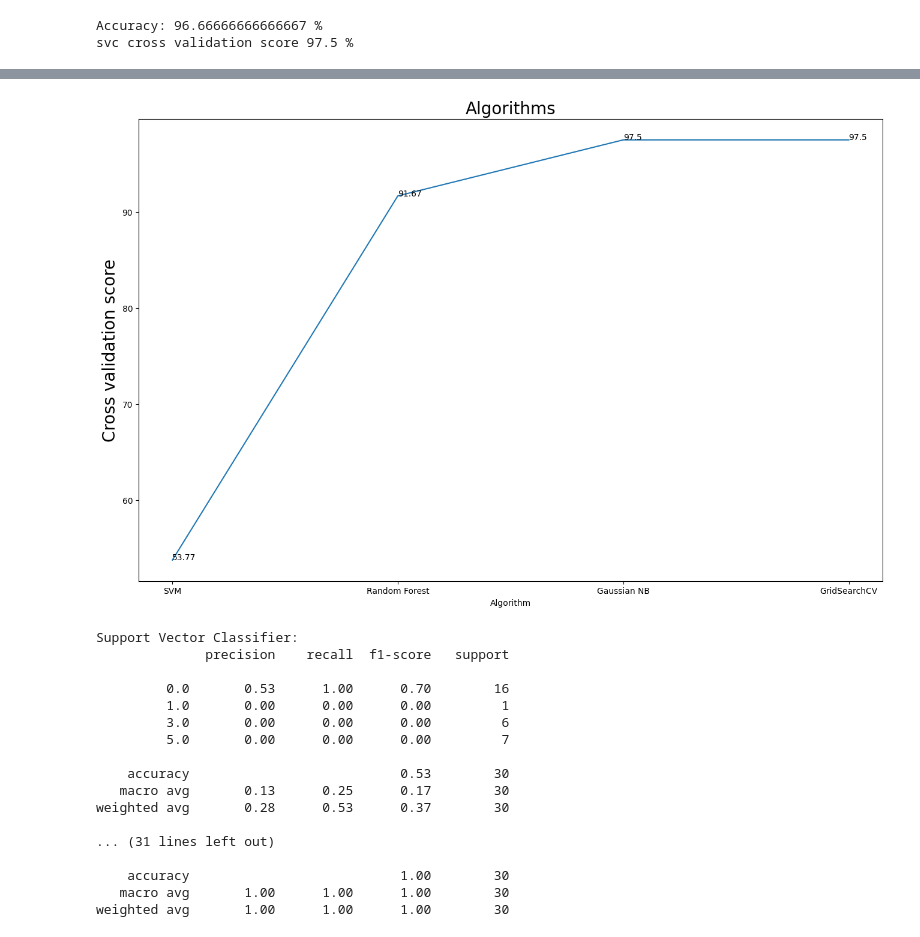
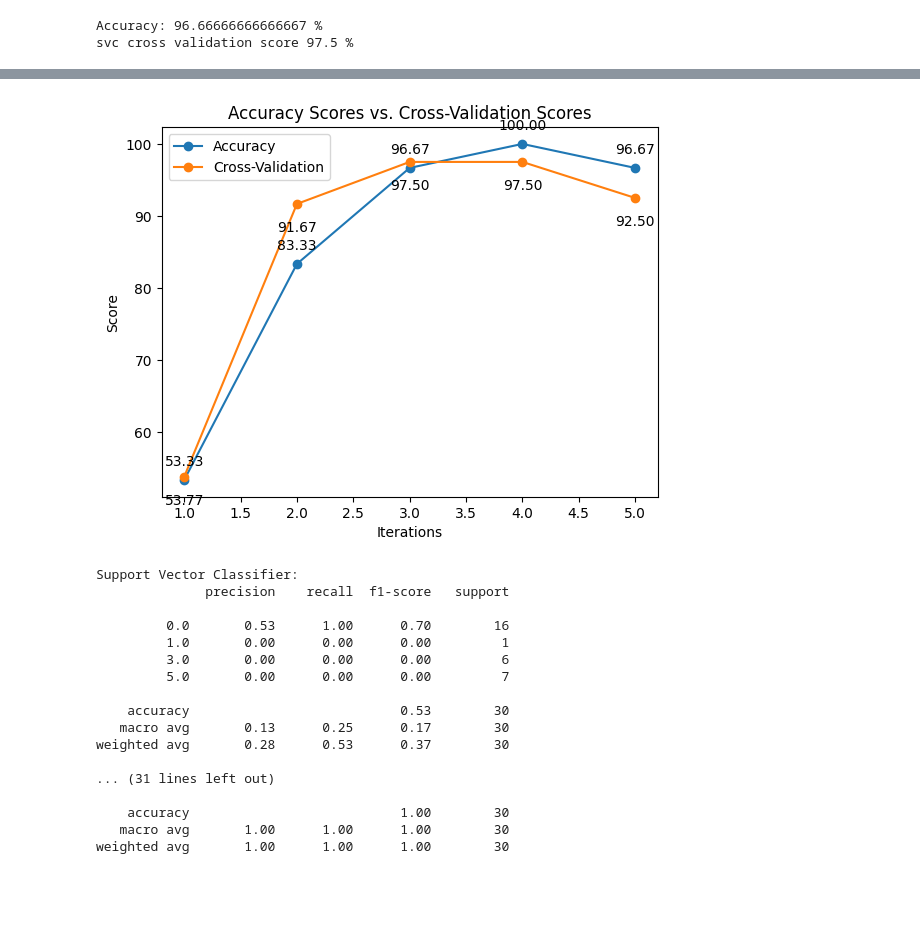
Before and after one commit to Anjali-DA/Symposium-source-code, a Jupyter notebook: HAI_preprocessing.ipynb, the cells around one changed output, grey strips where cells are left out. Saved outputs shown, nothing was run; the diff lists cells and outputs as text; code cells hidden in the pictures; blank space fills up the shorter version.

```diff
--- a/HAI_preprocessing.ipynb
+++ b/HAI_preprocessing.ipynb
@@ -713,15 +643,30 @@ plt.show()
-# %%
-plt.figure(figsize=(16,10))
-x=results['cross_val_score']
-sns.lineplot(y='cross_val_score',x='Algorithm',data=results)
-plt.title('Algorithms',fontsize=20)
-plt.ylabel('Cross validation score',fontsize=20)
-for row, x in enumerate(results['Algorithm']):
-    y = results['cross_val_score'].loc[row]
-    plt.text(x, y, y)
-plt.show()
-# %% [output]
-[figure, removed]
+# %%
+# x-axis values (e.g., number of iterations or epochs)
+x_values = [1, 2, 3, 4, 5]
+acc= results['Accuracy']
+cv_scores= results['cross_val_score']
+
+plt.plot(x_values, results['Accuracy'], marker='o', label='Accuracy')
+plt.plot(x_values, results['cross_val_score'], marker='o', label='Cross-Validation')
+
+# Adding labels and title
+plt.xlabel('Iterations')
+plt.ylabel('Score')
+plt.title('Accuracy Scores vs. Cross-Validation Scores')
+
+for i in range(len(x_values)):
+    plt.annotate(f'{acc[i]:.2f}', (x_values[i], acc[i]),
+                 textcoords="offset points", xytext=(0, 10), ha='center')
+    plt.annotate(f'{cv_scores[i]:.2f}', (x_values[i], cv_scores[i]),
+                 textcoords="offset points", xytext=(0, -20), ha='center')
+
+# Adding a legend
+plt.legend()
+
+# Display the plot
+plt.show()
+# %% [output]
+[figure, added]
 # %%
 from sklearn.metrics import classification_report
 
```
Also changed, not shown: parts of 11 cells of this notebook.
